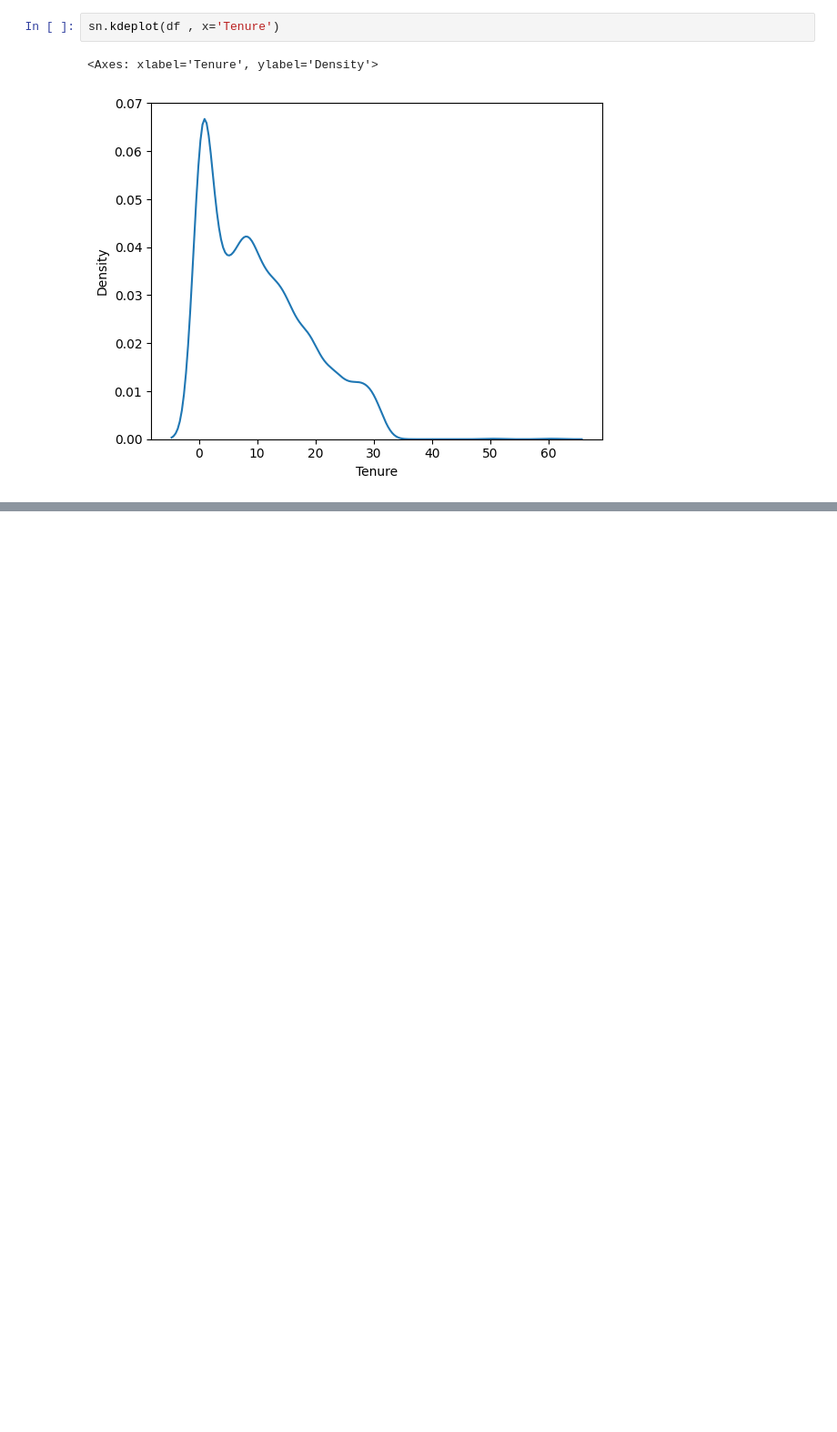
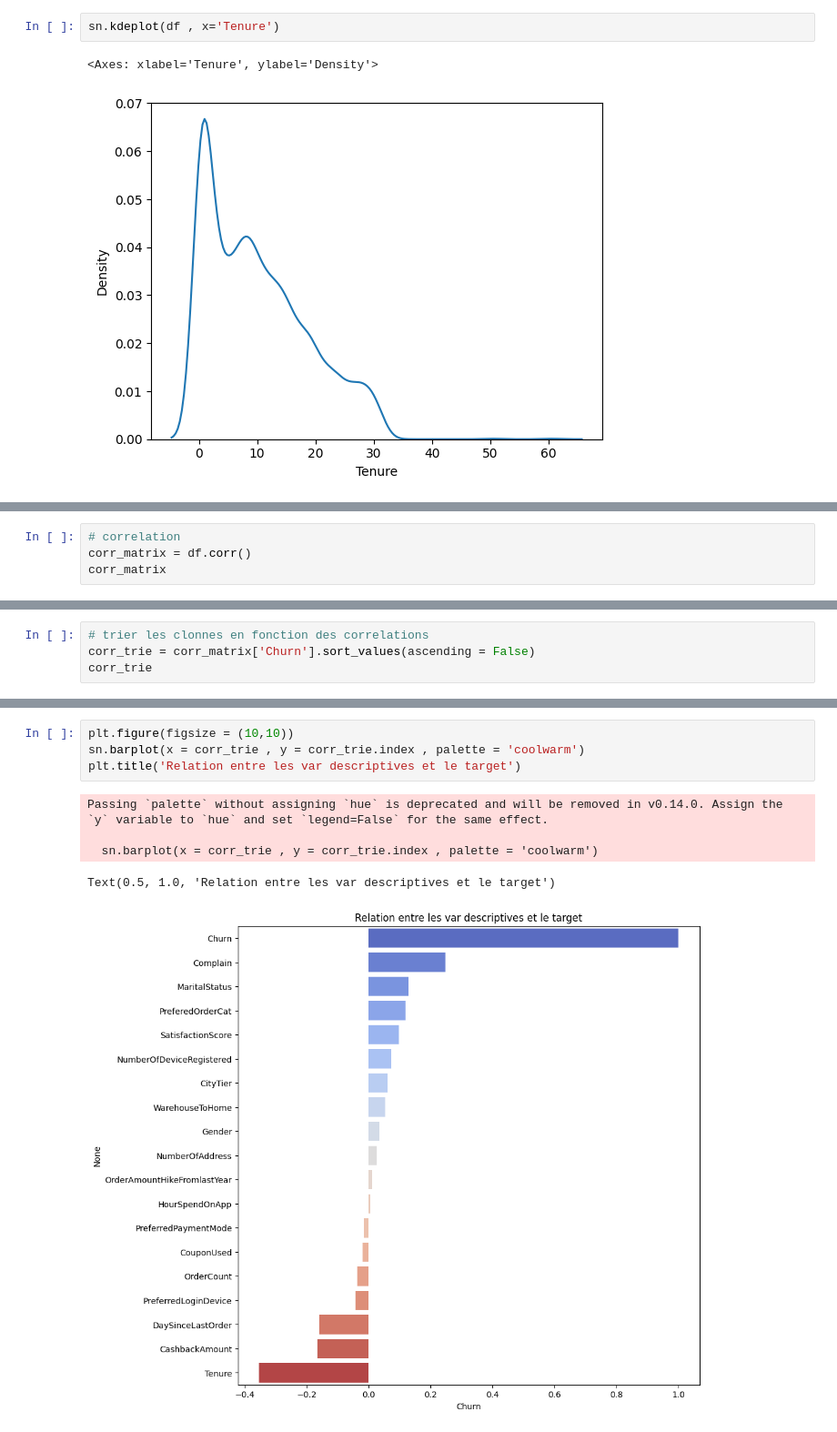
Before and after one commit to k-chanez/Churn-prediction, a Jupyter notebook: Churn_prediction_IA.ipynb, the cells around one changed output, grey strips where cells are left out. Shown at 91% size. Saved outputs shown, nothing was run; the diff lists cells and outputs as text; blank space fills up the shorter version.

```diff
--- a/Churn_prediction_IA.ipynb
+++ b/Churn_prediction_IA.ipynb
@@ -1090,0 +1305,4 @@ sn.kdeplot(df , x='Tenure')
+# %%
+# correlation
+corr_matrix = df.corr()
+corr_matrix
@@ -1090,0 +1333,4 @@ sn.kdeplot(df , x='Tenure')
+# %%
+# trier les clonnes en fonction des correlations
+corr_trie = corr_matrix['Churn'].sort_values(ascending = False)
+corr_trie
@@ -1090,0 +1358,10 @@ sn.kdeplot(df , x='Tenure')
+# %%
+plt.figure(figsize = (10,10))
+sn.barplot(x = corr_trie , y = corr_trie.index , palette = 'coolwarm')
+plt.title('Relation entre les var descriptives et le target')
+# %% [output]
+Passing `palette` without assigning `hue` is deprecated and will be removed in v0.14.0. Assign the `y` variable to `hue` and set `legend=False` for the same effect.
+
+  sn.barplot(x = corr_trie , y = corr_trie.index , palette = 'coolwarm')
+Text(0.5, 1.0, 'Relation entre les var descriptives et le target')
+[figure, added]
```
Also changed, not shown: parts of 46 cells of this notebook.
